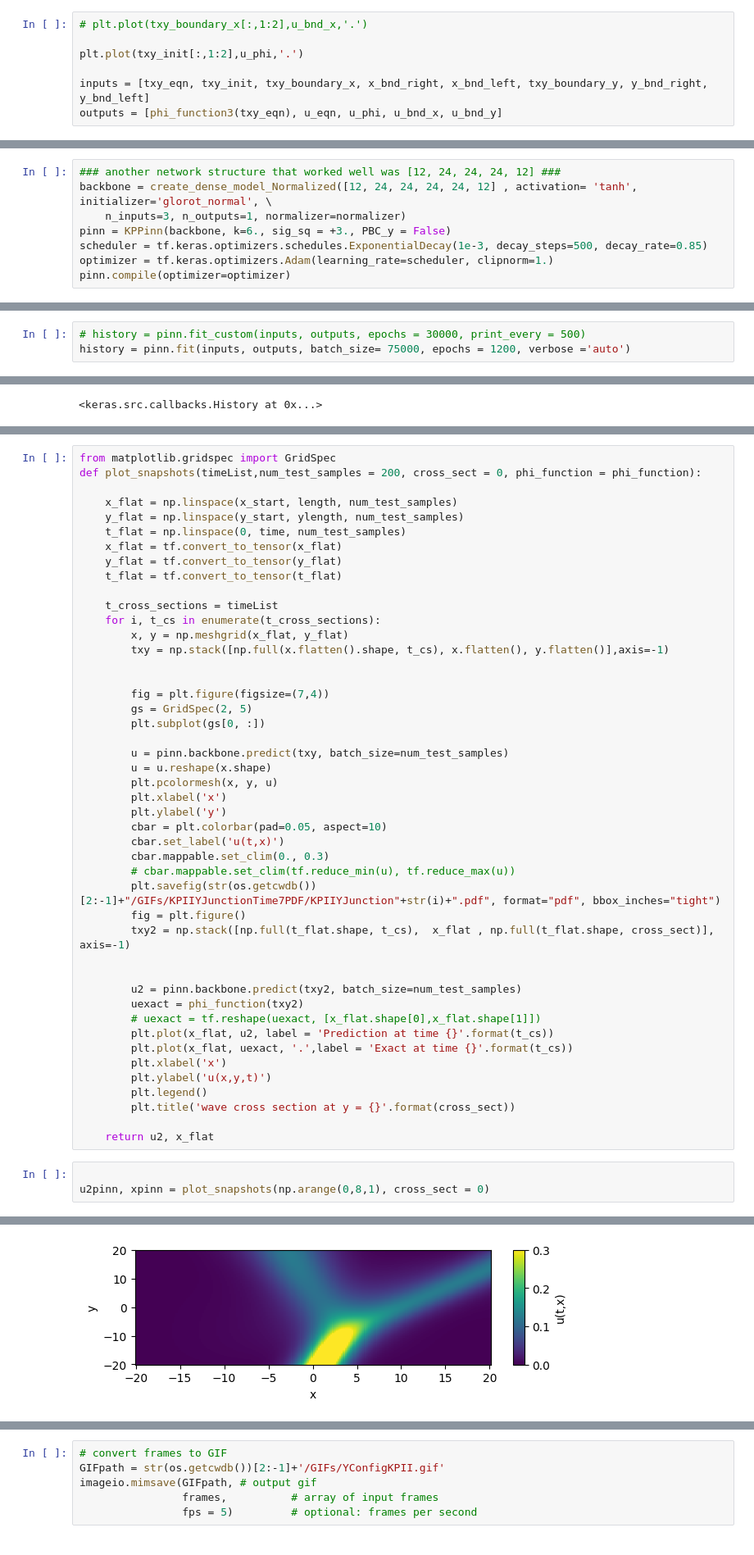
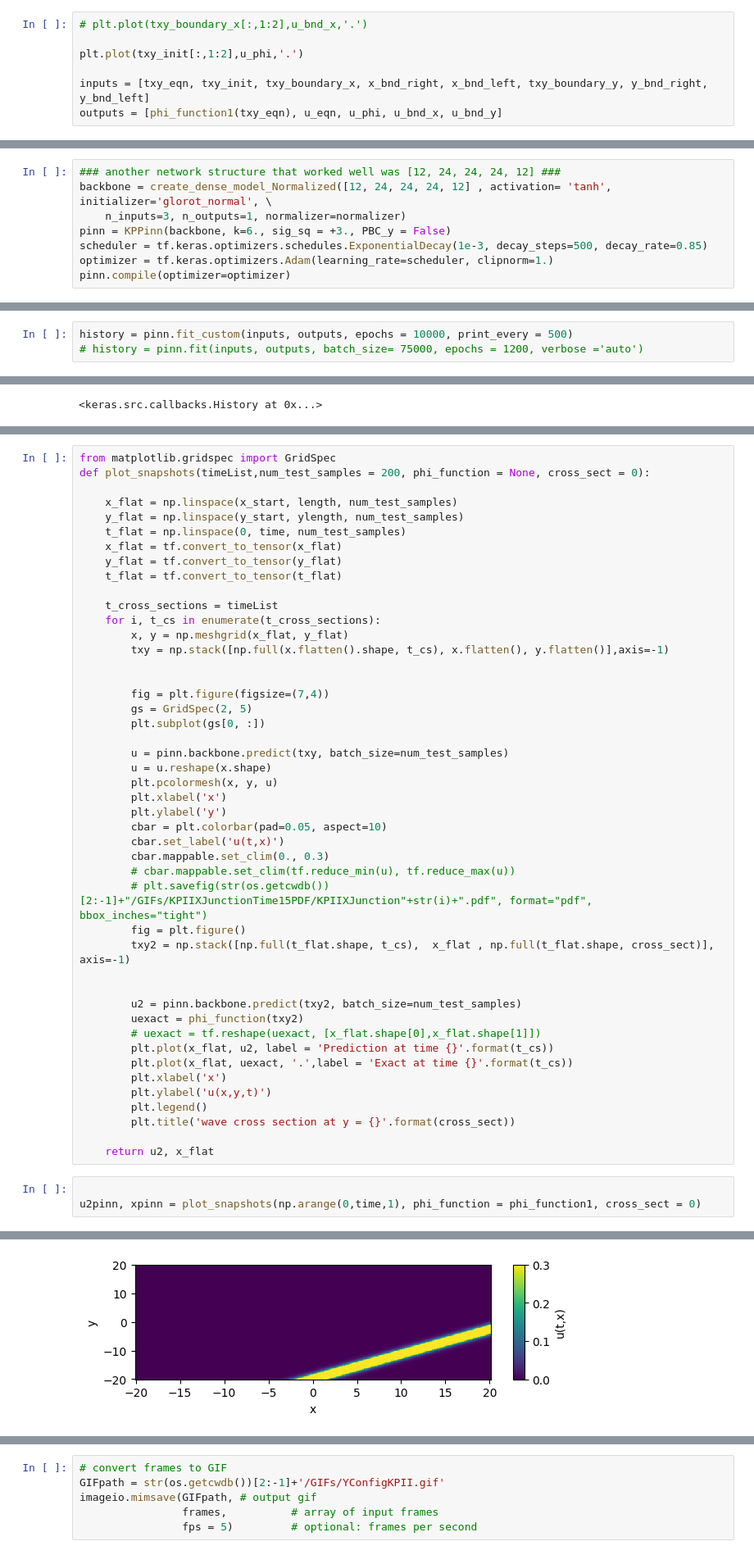
Before and after one commit to naiaseh/Trunk, a Jupyter notebook: PinnNew/KP.ipynb, the cells around one changed output, grey strips where cells are left out. Shown at 82% size. Cells and saved outputs as stored; diff of their text form.

```diff
--- a/PinnNew/KP.ipynb
+++ b/PinnNew/KP.ipynb
@@ -262,5 +269,5 @@ normalizer.adapt(txy_eqn)
 plt.plot(txy_init[:,1:2],u_phi,'.')
 
 inputs = [txy_eqn, txy_init, txy_boundary_x, x_bnd_right, x_bnd_left, txy_boundary_y, y_bnd_right, y_bnd_left]
-outputs = [phi_function3(txy_eqn), u_eqn, u_phi, u_bnd_x, u_bnd_y]
+outputs = [phi_function1(txy_eqn), u_eqn, u_phi, u_bnd_x, u_bnd_y]
 # %% [output]
@@ -272,6 +279,6 @@ tf.Tensor([1000000       3], shape=(2,), dtype=int32)
 # %%
 ### another network structure that worked well was [12, 24, 24, 24, 12] ###
-backbone = create_dense_model_Normalized([12, 24, 24, 24, 24, 12] , activation= 'tanh', initializer='glorot_normal', \
+backbone = create_dense_model_Normalized([12, 24, 24, 24, 12] , activation= 'tanh', initializer='glorot_normal', \
     n_inputs=3, n_outputs=1, normalizer=normalizer)
 pinn = KPPinn(backbone, k=6., sig_sq = +3., PBC_y = False)
 scheduler = tf.keras.optimizers.schedules.ExponentialDecay(1e-3, decay_steps=500, decay_rate=0.85)
@@ -284,6 +291,6 @@ with open('KPPinnTime15.pickle', 'rb') as f:
 
 pinn.backbone.set_weights(my_weights)
 # %%
-# history = pinn.fit_custom(inputs, outputs, epochs = 30000, print_every = 500)
-history = pinn.fit(inputs, outputs, batch_size= 75000, epochs = 1200, verbose ='auto')
+history = pinn.fit_custom(inputs, outputs, epochs = 10000, print_every = 500)
+# history = pinn.fit(inputs, outputs, batch_size= 75000, epochs = 1200, verbose ='auto')
 # %% [output]
@@ -315,6 +329,6 @@ plot_training_loss(history.history, y_scale='log')
 # %%
 from matplotlib.gridspec import GridSpec
-def plot_snapshots(timeList,num_test_samples = 200, cross_sect = 0, phi_function = phi_function):
+def plot_snapshots(timeList,num_test_samples = 200, phi_function = None, cross_sect = 0):
 
     x_flat = np.linspace(x_start, length, num_test_samples)
     y_flat = np.linspace(y_start, ylength, num_test_samples)
@@ -342,7 +356,7 @@ def plot_snapshots(timeList,num_test_samples = 200, cross_sect = 0, phi_function
         cbar.set_label('u(t,x)')
         cbar.mappable.set_clim(0., 0.3)
         # cbar.mappable.set_clim(tf.reduce_min(u), tf.reduce_max(u))
-        plt.savefig(str(os.getcwdb())[2:-1]+"/GIFs/KPIIYJunctionTime7PDF/KPIIYJunction"+str(i)+".pdf", format="pdf", bbox_inches="tight")
+        # plt.savefig(str(os.getcwdb())[2:-1]+"/GIFs/KPIIXJunctionTime15PDF/KPIIXJunction"+str(i)+".pdf", format="pdf", bbox_inches="tight")
         fig = plt.figure()
         txy2 = np.stack([np.full(t_flat.shape, t_cs),  x_flat , np.full(t_flat.shape, cross_sect)], axis=-1)
 
@@ -360,5 +374,5 @@ def plot_snapshots(timeList,num_test_samples = 200, cross_sect = 0, phi_function
     return u2, x_flat
 # %%
 
-u2pinn, xpinn = plot_snapshots(np.arange(0,8,1), cross_sect = 0)
+u2pinn, xpinn = plot_snapshots(np.arange(0,time,1), phi_function = phi_function1, cross_sect = 0)
 # %% [output]
@@ -391 +403 @@ u2pinn, xpinn = plot_snapshots(np.arange(0,8,1), cross_sect = 0)
-[figure, old version]
+[figure, new version]
```
Also changed, not shown: parts of 15 cells of this notebook.
